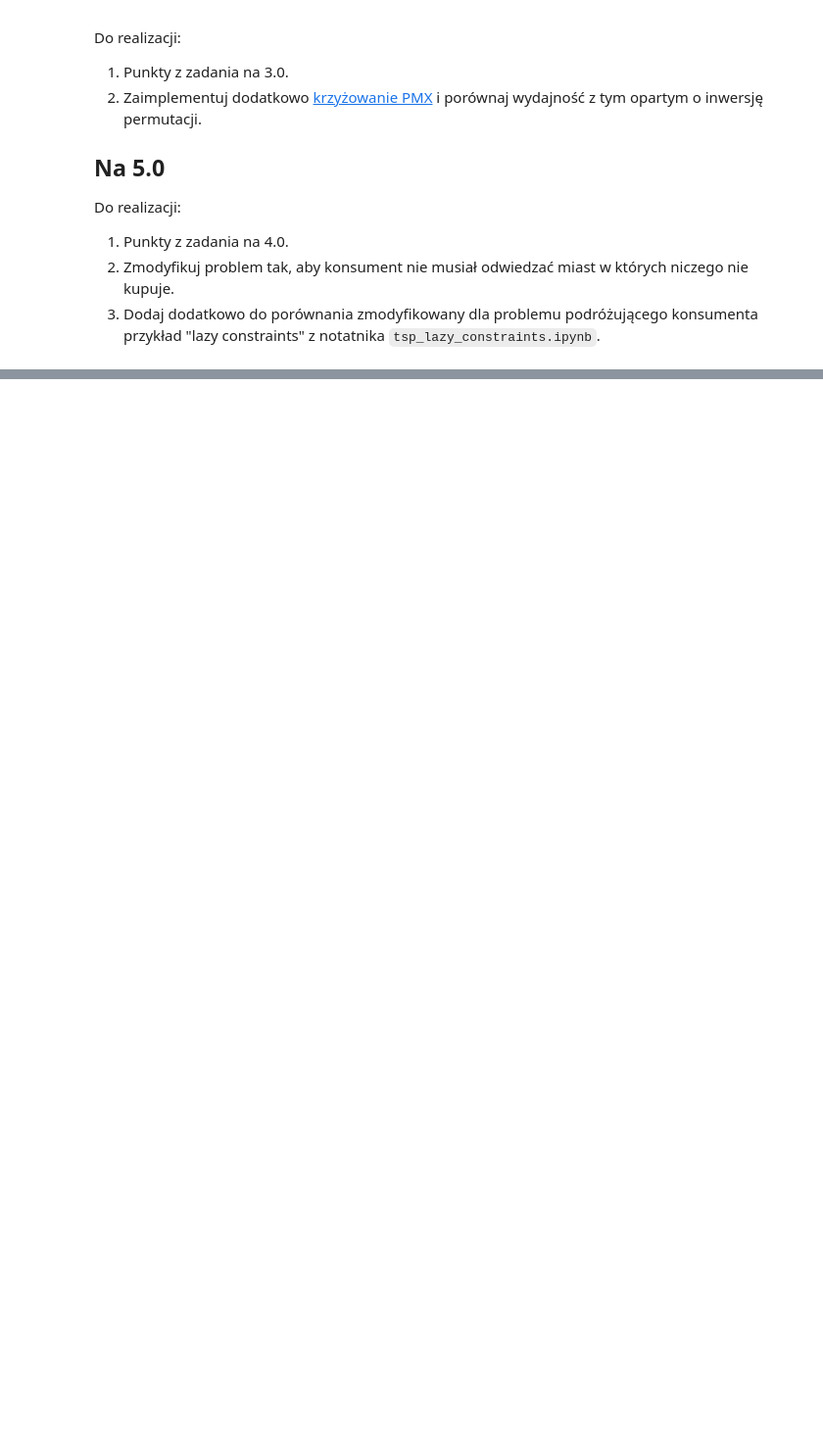
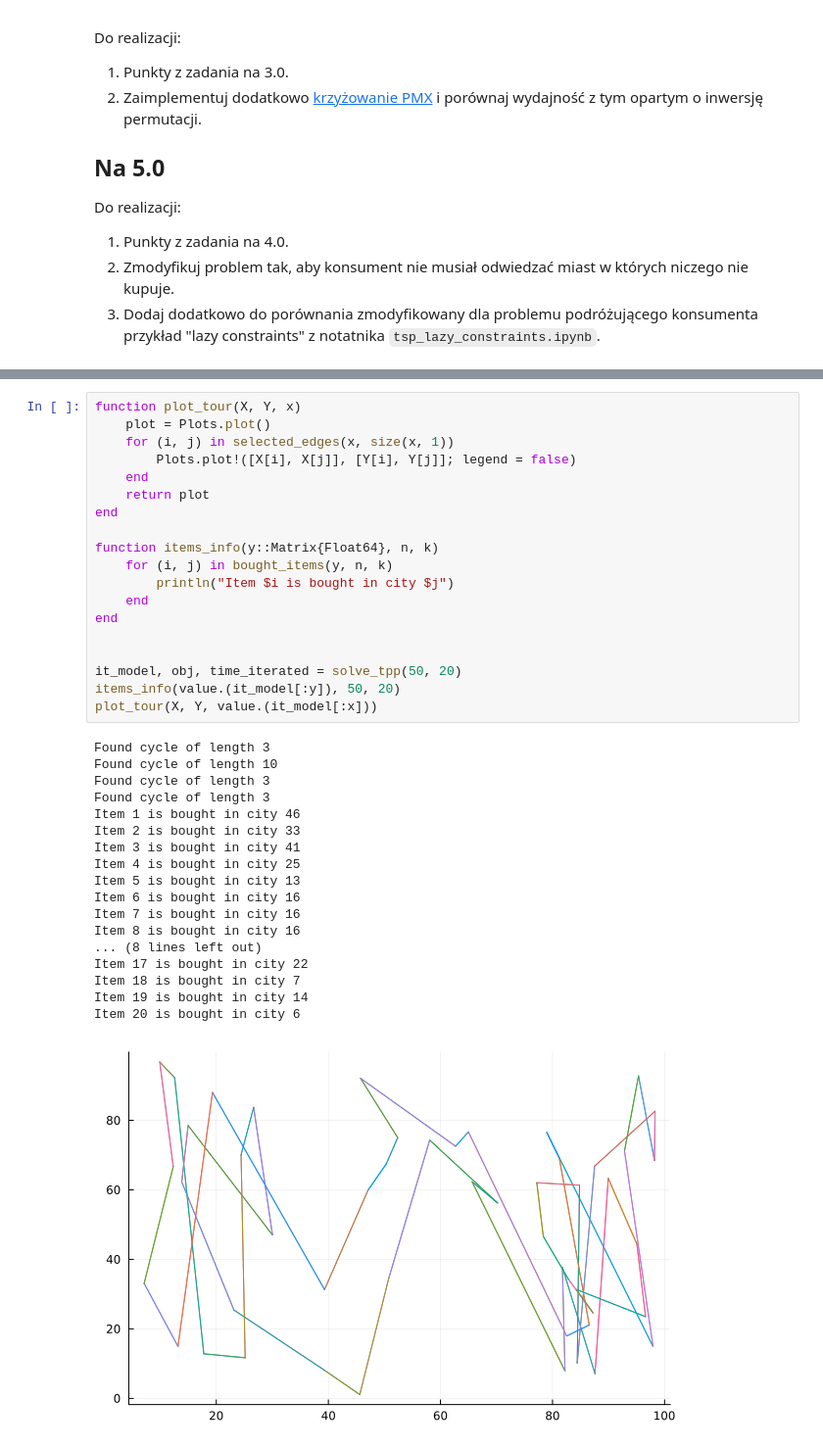
Before and after one commit to SerZeliuk/Metody-i-algorytmy-optymalizacji, a Jupyter notebook: Lab4/zad4.ipynb, the cells around one changed output, grey strips where cells are left out. Shown at 98% size. Drawn from its saved outputs; the diff is of its cells as text; blank space fills up the shorter version.

```diff
--- a/Lab4/zad4.ipynb
+++ b/Lab4/zad4.ipynb
@@ -49,0 +137,38 @@ X, Y, d, cost_item_city = generate_random_tpp(n, k)
+# %%
+function plot_tour(X, Y, x)
+    plot = Plots.plot()
+    for (i, j) in selected_edges(x, size(x, 1))
+        Plots.plot!([X[i], X[j]], [Y[i], Y[j]]; legend = false)
+    end
+    return plot
+end
+
+function items_info(y::Matrix{Float64}, n, k)
+    for (i, j) in bought_items(y, n, k)
+        println("Item $i is bought in city $j")
+    end
+end
+
+
+it_model, obj, time_iterated = solve_tpp(50, 20)
+items_info(value.(it_model[:y]), 50, 20)
+plot_tour(X, Y, value.(it_model[:x]))
+# %% [output]
+Found cycle of length 3
+Found cycle of length 10
+Found cycle of length 3
+Found cycle of length 3
+Item 1 is bought in city 46
+Item 2 is bought in city 33
+Item 3 is bought in city 41
+Item 4 is bought in city 25
+Item 5 is bought in city 13
+Item 6 is bought in city 16
+Item 7 is bought in city 16
+Item 8 is bought in city 16
+... (8 lines left out)
+Item 17 is bought in city 22
+Item 18 is bought in city 7
+Item 19 is bought in city 14
+Item 20 is bought in city 6
+[figure, added]
```
Also changed, not shown: parts of 3 cells of this notebook, 1 other file.
